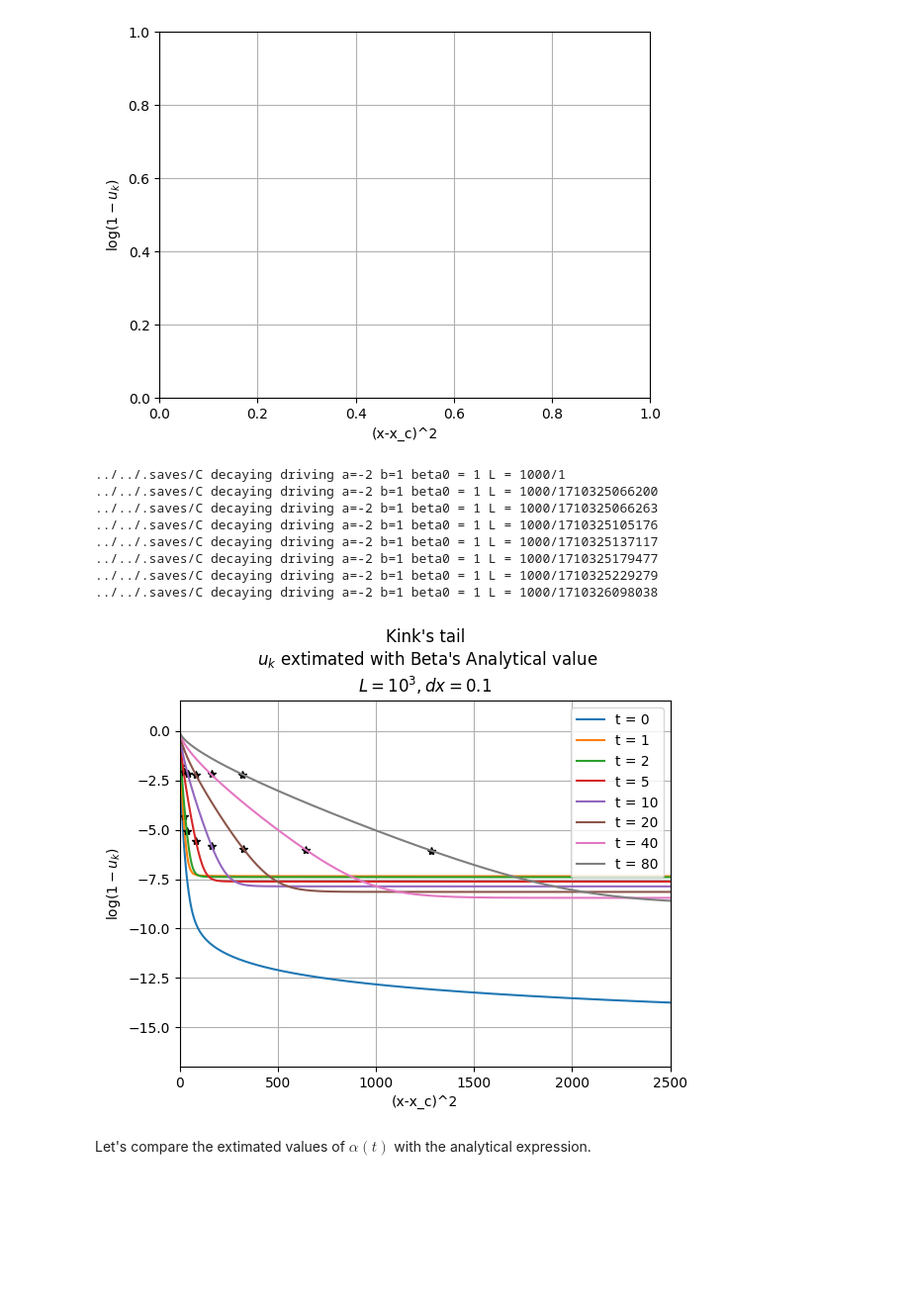
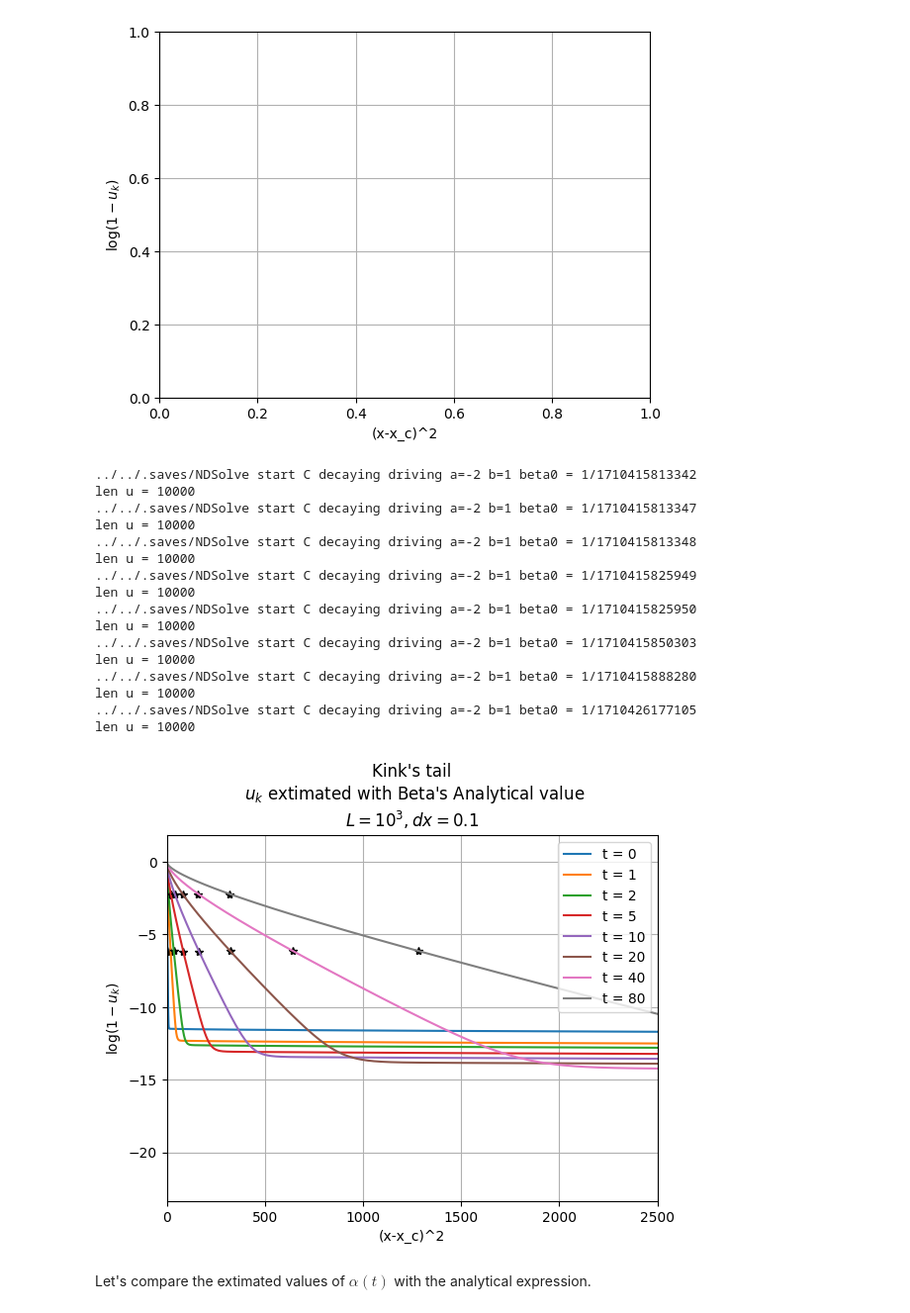
Before and after one commit to suanno/stage2, a Jupyter notebook: codes_tdgl/1D/plot/first analytical approach/compare NDSolve analytical approach tail.ipynb, the cells around one changed output. Shown at 99% size. Cells and saved outputs as stored; diff of their text form; code cells hidden in the pictures; blank space fills up the shorter version.

```diff
--- a/codes_tdgl/1D/plot/first analytical approach/compare NDSolve analytical approach tail.ipynb
+++ b/codes_tdgl/1D/plot/first analytical approach/compare NDSolve analytical approach tail.ipynb
@@ -6,5 +6,5 @@ import os
 import shutil
 import time
 # %%
-dir_save = "../../.saves/" + "C decaying driving a=-2 b=1 beta0 = 1 L = 1000/"
+dir_save = "../../.saves/" + "NDSolve start C decaying driving a=-2 b=1 beta0 = 1/"
 # %% [markdown]
@@ -60,8 +60,8 @@ ts = []
 tinitial = 10
 
 # Plot region
-xmin = 500
-xmax = 550
+xmin = 0
+xmax = 50
 
 for folder in sorted(os.listdir(dir_save), reverse=False):
     dir = dir_save + folder
@@ -76,7 +76,7 @@ for folder in sorted(os.listdir(dir_save), reverse=False):
         if i != 0:
             a, b = row.split(" ")
             x[i-1] = float(a)
-            u[i-1] = -float(b)
+            u[i-1] = float(b)
         else:
             N, tmax, dx, dt, seed, A, Thalf, Cave = row.split(" ")
             N = int(N)
@@ -88,6 +88,7 @@ for folder in sorted(os.listdir(dir_save), reverse=False):
 
     x = x[0:i-1]
     u = u[0:i-1]
+    print("len u = " + str(len(u)))
 
     N = int(N)
 
@@ -100,16 +101,18 @@ for folder in sorted(os.listdir(dir_save), reverse=False):
         y[i] = np.sign(x[i]-x[int(N/2)])*(x[i]-x[int(N/2)])**2
     u_k = u/beta_
 
+    #print("x(L/2) = " + str(x[int(N/2)]))
+
     g = np.log(1-u_k)
     ### Slope extimation (alpha extimation)
     y1 = (1/alpha(alpha0, tmax))**2
     y2 = (2/alpha(alpha0, tmax))**2
     #y1 = 20000    # Point of g(y) where extimate the slope (derivative)
     #y2 = 30000
-    x1 = np.sqrt(y1) + L/2
-    x2 = np.sqrt(y2) + L/2
-    index1 = int(x1/dx)
-    index2 = int(x2/dx)
+    x1 = np.sqrt(y1) + x[int(N/2)]
+    x2 = np.sqrt(y2) + x[int(N/2)]
+    index1 = int((x1+x[0])/dx)
+    index2 = int((x2+x[0])/dx)
 
     # Plot "FIT region"
     ax.plot([y1, y2], [g[index1], g[index2]], "*", color="black")
@@ -120,43 +123,51 @@ for folder in sorted(os.listdir(dir_save), reverse=False):
     alpha_extimates.append(np.sqrt((-1/b_)*(Delta_g/Delta_y + 1/(2*y_ave))))
 
     alpha_anal.append(alpha(alpha0, tmax))
     beta_anal.append(beta(beta0, tmax))
     ts.append(tmax)
 
 
     f.close()
 
     # Label with the state's time
     state_time = tmax
     state_time = round(state_time, 3)
     labell = "t = " + str(state_time) # Label with time (uncomment for custom label)
     # Get custom label of the curve
     f = open(dir + "/label.dat", "r")
     temp_label = f.readline().strip('\n')
     if temp_label != "":
         labell = temp_label
     f.close()
 
     ax.plot(y, g, label = labell)
 
-ax.set_xlim((xmin-L/2)**2,(xmax-L/2)**2)
+ax.set_xlim((xmin-x[int(N/2)])**2,(xmax-x[int(N/2)])**2)
 ax.legend()
 #ax.set_ylim(-2)
 
 
 title = "Kink's tail\n $u_k$ extimated with Beta's Analytical value\n$L=10^3, dx = 0.1$"
 ax.set_title(title)
 fig
 # %% [output]
-../../.saves/C decaying driving a=-2 b=1 beta0 = 1 L = 1000/1
-../../.saves/C decaying driving a=-2 b=1 beta0 = 1 L = 1000/1710325066200
-../../.saves/C decaying driving a=-2 b=1 beta0 = 1 L = 1000/1710325066263
-../../.saves/C decaying driving a=-2 b=1 beta0 = 1 L = 1000/1710325105176
-../../.saves/C decaying driving a=-2 b=1 beta0 = 1 L = 1000/1710325137117
-../../.saves/C decaying driving a=-2 b=1 beta0 = 1 L = 1000/1710325179477
-../../.saves/C decaying driving a=-2 b=1 beta0 = 1 L = 1000/1710325229279
-../../.saves/C decaying driving a=-2 b=1 beta0 = 1 L = 1000/1710326098038
+../../.saves/NDSolve start C decaying driving a=-2 b=1 beta0 = 1/1710415813342
+len u = 10000
+../../.saves/NDSolve start C decaying driving a=-2 b=1 beta0 = 1/1710415813347
+len u = 10000
+../../.saves/NDSolve start C decaying driving a=-2 b=1 beta0 = 1/1710415813348
+len u = 10000
+../../.saves/NDSolve start C decaying driving a=-2 b=1 beta0 = 1/1710415825949
+len u = 10000
+../../.saves/NDSolve start C decaying driving a=-2 b=1 beta0 = 1/1710415825950
+len u = 10000
+../../.saves/NDSolve start C decaying driving a=-2 b=1 beta0 = 1/1710415850303
+len u = 10000
+../../.saves/NDSolve start C decaying driving a=-2 b=1 beta0 = 1/1710415888280
+len u = 10000
+../../.saves/NDSolve start C decaying driving a=-2 b=1 beta0 = 1/1710426177105
+len u = 10000
-[figure, old version]
+[figure, new version]
 # %% [markdown]
 Let's compare the extimated values of $\alpha(t)$ with the analytical expression.
 # %%
```
Also changed, not shown: parts of 5 cells of this notebook, 13 other files.
